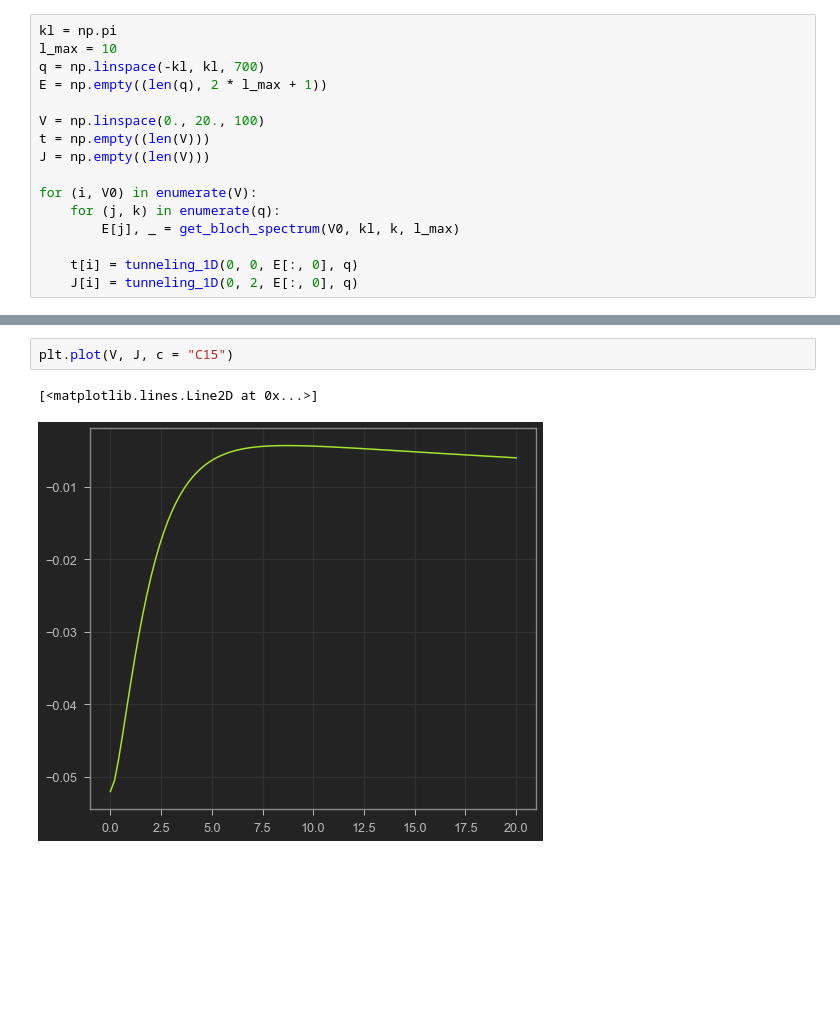
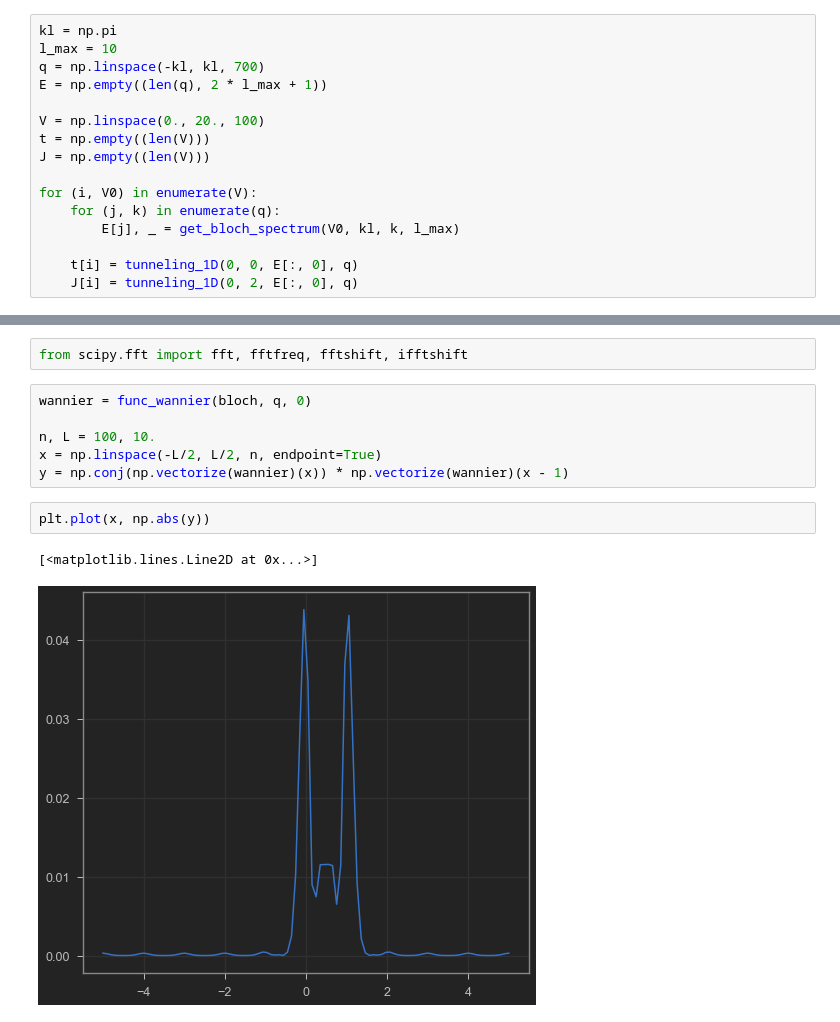
Before and after one commit to 20akshay00/MSThesis, a Jupyter notebook: src/Calculating_WaveFunc/Wannier.ipynb, the cells around one changed output, grey strips where cells are left out. Cells and saved outputs as stored; diff of their text form; blank space fills up the shorter version.

```diff
--- a/src/Calculating_WaveFunc/Wannier.ipynb
+++ b/src/Calculating_WaveFunc/Wannier.ipynb
@@ -102,5 +102,13 @@ Text(0.5, 0, 'V/$E_r$')
-# %%
-plt.plot(V, J, c = "C15")
-# %% [output]
-[<matplotlib.lines.Line2D at 0x...>]
-[figure, removed]
+# %%
+from scipy.fft import fft, fftfreq, fftshift, ifftshift
+# %%
+wannier = func_wannier(bloch, q, 0)
+
+n, L = 100, 10.
+x = np.linspace(-L/2, L/2, n, endpoint=True)
+y = np.conj(np.vectorize(wannier)(x)) * np.vectorize(wannier)(x - 1)
+# %%
+plt.plot(x, np.abs(y))
+# %% [output]
+[<matplotlib.lines.Line2D at 0x...>]
+[figure, added]
```
Also changed, not shown: parts of 10 cells of this notebook, 6 other files.
